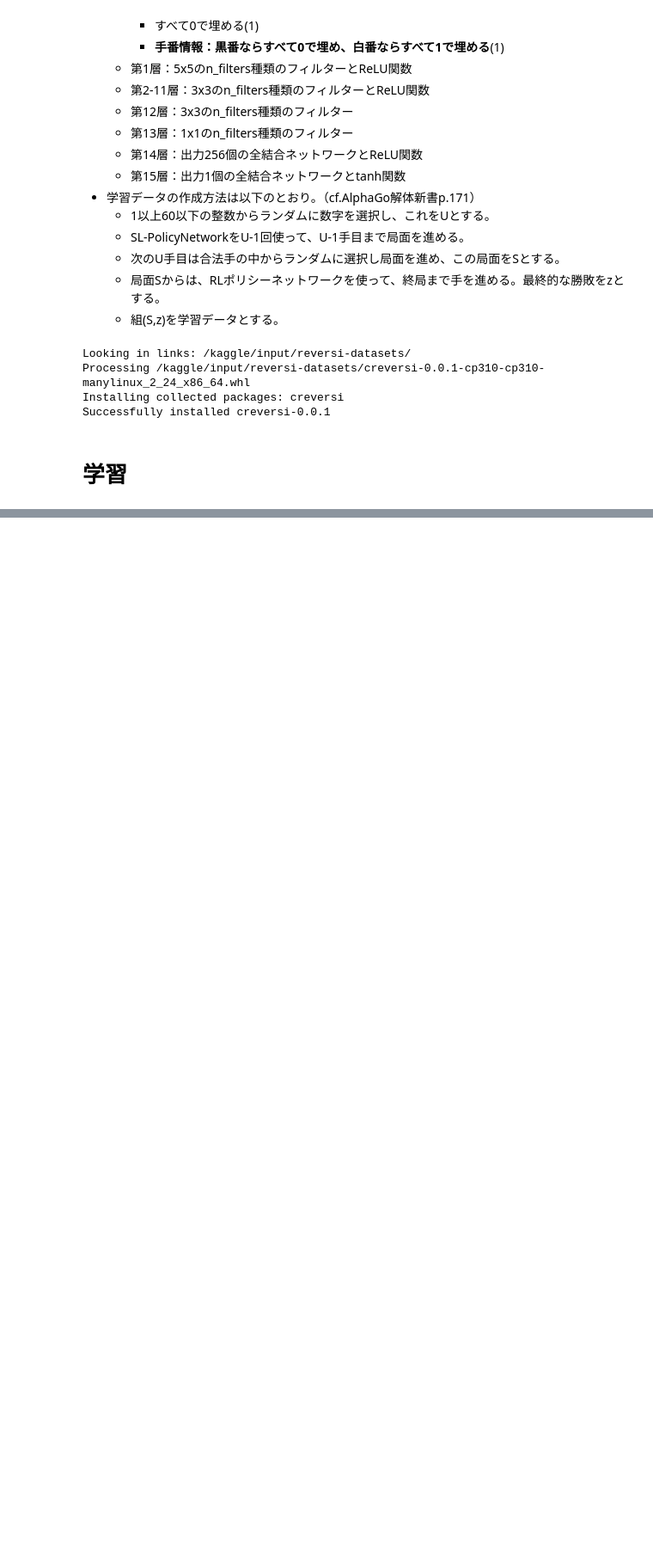
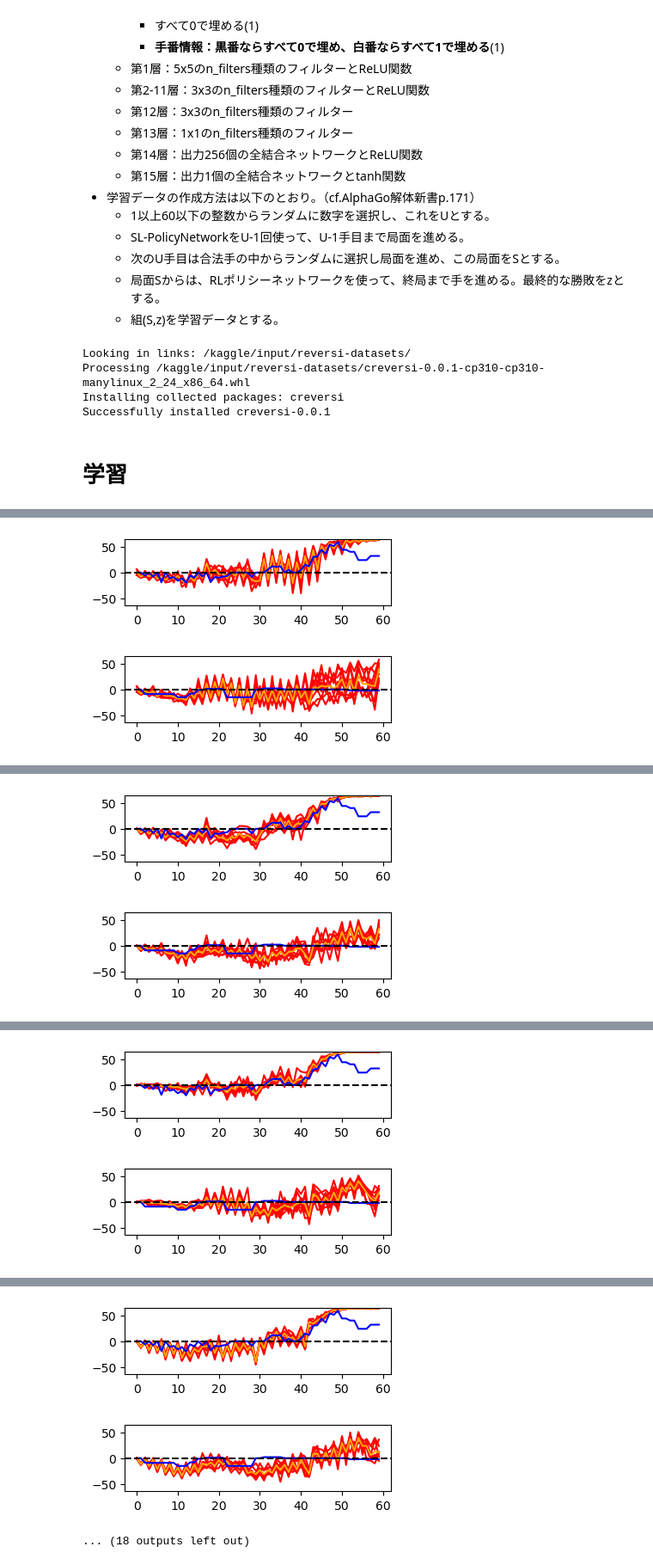
Before and after one commit to matsuda-tkm/enjoy-othello, a Jupyter notebook: 05-valuenetwork.ipynb, the cells around one changed output, grey strips where cells are left out. Shown at 86% size. Saved outputs shown, nothing was run; the diff lists cells and outputs as text; code cells hidden in the pictures; blank space fills up the shorter version.

Commit message:
Kaggle Notebook | [NF-othello-05]ValueNetwork | Version 6

```diff
--- a/05-valuenetwork.ipynb
+++ b/05-valuenetwork.ipynb
@@ -175,16 +261,13 @@ cuda
+# %%
+test_size = 0.1
+N_tr = int(N*(1-test_size))
+N_va = N - N_tr
 # %%
-J = 10
-
-n_episode = 2500
-augmentation = True
-
 n_epoch = 10
 n_batch = 256
 lr = 0.001
 
-criterion = nn.HuberLoss()
-
-###########
-# seed_everything(1234)
-# model = ValueNetwork().to(device)
-# optim = torch.optim.AdamW(model.parameters(),lr=lr)
+criterion = nn.MSELoss()
+seed_everything(1234)
+model = ValueNetwork().to(device)
+optim = torch.optim.Adam(model.parameters(),lr=lr)
@@ -314,0 +274,43 @@ KeyboardInterrupt:
+# %%
+# 学習
+train_loss_list = []
+valid_loss_list = []
+for epoch in range(n_epoch):
+    train_loss = 0.
+    np.random.seed(epoch)
+    random_idx = np.random.permutation(N_tr)
+    for i in tqdm(range(N_tr//n_batch)):
+        X_batch = torch.from_numpy(states[random_idx[n_batch*i:n_batch*(i+1)]]).to(device)
+        y_batch = torch.from_numpy(results[random_idx[n_batch*i:n_batch*(i+1)]]).to(device)
+
+        model.train()
+        optim.zero_grad()
+        output = model(X_batch)
+        loss = criterion(output, y_batch)
+        loss.backward()
+        optim.step()
+        train_loss += loss.item()
+    train_loss /= N_tr//n_batch
+
+    # 評価
+    model.eval()
+    idx = np.array(range(N_tr,N))
+    for i in range(N_va//n_batch):
+        X_batch = torch.from_numpy(states[idx[n_batch*i:n_batch*(i+1)]]).to(device)
+        y_batch = torch.from_numpy(results[idx[n_batch*i:n_batch*(i+1)]]).to(device)
+    output = model(X_batch)
+    valid_loss = criterion(output, y_batch).item()
+    train_loss_list.append(train_loss)
+    valid_loss_list.append(valid_loss)
+    print(f'Epoch:{epoch+1}/{n_epoch}, train loss:{train_loss:.5f}, valid loss:{valid_loss:.5f}')
+    torch.save(model.cpu(), f'ValueNetwork-v2-checkpoint-{epoch+1}.pth')
+    model.to(device)
+
+    moves_str = "d3,e3,f2,e2,f5,c5,b6,e6,f6,c6,d6,c4,f3,f7,d7,e7,f4,b5,c3,g5,g6,b4,c7,d2,a6,a5,a3,a4,b3,d8,h6,h5,h4,g4,h3,g3,c2,f1,e1,d1,g2,g1,c1,b7,h1,b1,h2,a2,a8,a7,a1,b2,b8,c8,e8,g8,f8,g7,h8,h7"
+    v_true = [0,0,-6,0,-8,0,-19,0,-11,-9,-16,-11,-20,-6,-10,0,-8,0,-18,-9,-10,-8,-7,0,0,0,0,0,-9,0,0,0,6,12,11,12,0,5,0,0,5,15,12,30,31,44,36,54,51,59,44,44,40,40,24,24,24,32,32,32]
+    test(moves_str, v_true, model, device)
+
+    moves_str = "f5,d6,c7,f3,d3,c6,c5,c4,c3,e6,f4,e3,d7,b6,f6,b3,b5,g5,g4,b4,a3,h5,h4,h3,a4,a6,a2,a5,a7,e7,f8,g3,g6,f7,c2,d8,g8,b8,c8,e8,g7,h8,a8,b7,d2,e2,f1,b1,c1,e1,g2,d1,f2,h7,h6,g1,h1,h2,a1,b2"
+    v_true = [0,0,-9,-9,-9,-9,-9,-9,-9,-9,-15,-15,-15,-8,-8,-1,-1,1,1,1,1,1,-15,-15,-15,-15,-15,-15,-15,0,0,2,2,2,2,2,0,0,0,0,0,0,0,0,0,0,0,0,0,0,0,0,-2,-2,-2,-2,-2,-2,-2,-2]
+    test(moves_str, v_true, model, device)
+# %% [output]
@@ -314,0 +318,2 @@ KeyboardInterrupt:
+[figure, added]
+[figure, added]
@@ -314,0 +321,2 @@ KeyboardInterrupt:
+[figure, added]
+[figure, added]
@@ -314,0 +324,2 @@ KeyboardInterrupt:
+[figure, added]
+[figure, added]
@@ -314,0 +327,3 @@ KeyboardInterrupt:
+[figure, added]
+[figure, added]
+... (18 outputs left out)
```
Also changed, not shown: parts of 12 cells of this notebook.
